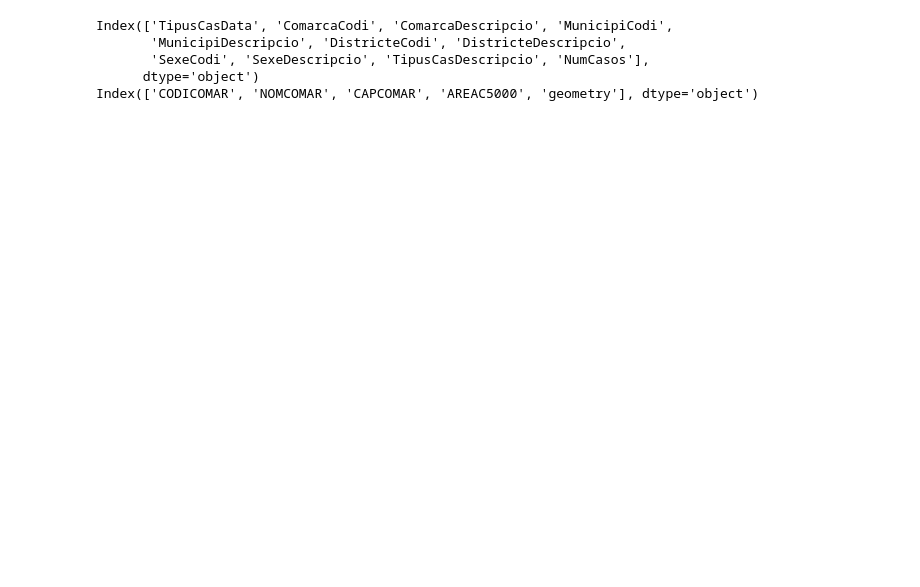
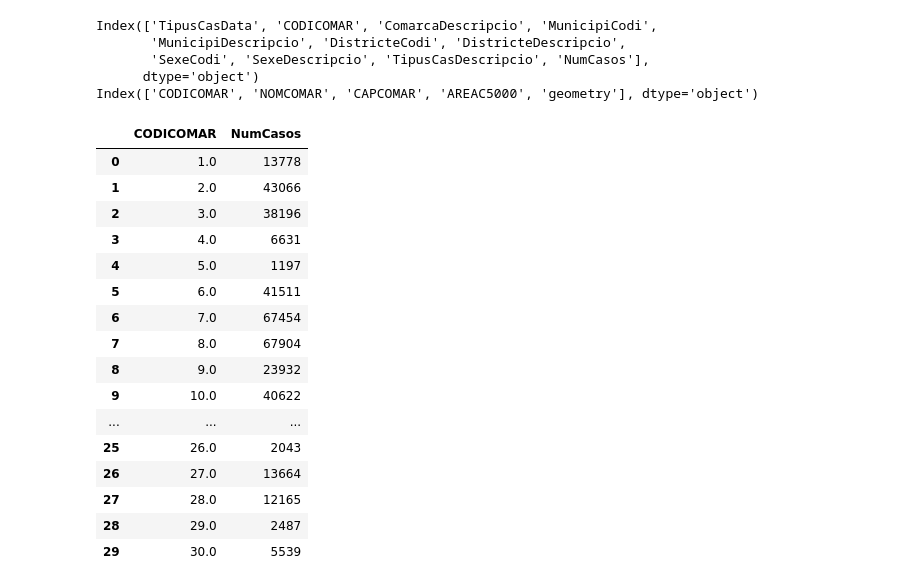
Before and after one commit to GerardArgany/AVBD_Medical_Receipts, a Jupyter notebook: analysis/covid_map.ipynb, the cells around one changed output. Saved outputs shown, nothing was run; the diff lists cells and outputs as text; code cells hidden in the pictures; blank space fills up the shorter version.

Commit message:
Covid map

```diff
--- a/analysis/covid_map.ipynb
+++ b/analysis/covid_map.ipynb
@@ -1,35 +1,46 @@
 # %%
 import pandas as pd
 import geopandas as gpd
+import matplotlib.pyplot as plt
 #We read the files
 
+# covidmap=gpd.read_file("../data/comarques_1M/divisions-administratives-v2r1-comarques-1000000-20250730.shp")
 covidmap=gpd.read_file("../data/comarques_5K/divisions-administratives-v2r1-comarques-5000-20250730.shp")
 covid=pd.read_csv("../data/covid.csv")
-
-print(covid.columns)
-print(covidmap.columns)
-
-covid=covid.rename(columns={"ComarcaCodi": "CODICOMAR"})
-covid.head()
-covidmap.head()
-covid=covid.dropna(subset=['CODICOMAR'])
-covid['CODICOMAR']=covid['CODICOMAR'].astype(float).astype(int).astype(str)
-covid['CODICOMAR']=covid['CODICOMAR'].str.zfill(2)
-covidmap['CODICOMAR']=covidmap['CODICOMAR'].astype(str).str.zfill(2)
-covidmap_covid=covidmap.merge(covid, on="CODICOMAR", how="left")
-ax=covidmap_covid.plot(
- column="NumCasos",
- cmap="Reds",
- legend=True,
- edgecolor="black",
- figsize=(12,10)
-)
-ax.set_title("Covid cases in each Comarca", fontsize=16)
-ax.set_axis_off()
-plt.show()
-# %% [output]
-Index(['TipusCasData', 'ComarcaCodi', 'ComarcaDescripcio', 'MunicipiCodi',
-       'MunicipiDescripcio', 'DistricteCodi', 'DistricteDescripcio',
-       'SexeCodi', 'SexeDescripcio', 'TipusCasDescripcio', 'NumCasos'],
-      dtype='object')
-Index(['CODICOMAR', 'NOMCOMAR', 'CAPCOMAR', 'AREAC5000', 'geometry'], dtype='object')
+# %%
+# Simplify geometry (reduce points)
+# covidmap["geometry"] = covidmap["geometry"].simplify(tolerance=500, preserve_topology=True)
+
+
+
+covid=covid.rename(columns={"ComarcaCodi": "CODICOMAR"})
+
+print(covid.columns)
+print(covidmap.columns)
+
+
+covid_comarca = covid[["CODICOMAR", "NumCasos"]].groupby("CODICOMAR")["NumCasos"].sum().reset_index()
+covid_comarca.head(30)
+# %% [output]
+Index(['TipusCasData', 'CODICOMAR', 'ComarcaDescripcio', 'MunicipiCodi',
+       'MunicipiDescripcio', 'DistricteCodi', 'DistricteDescripcio',
+       'SexeCodi', 'SexeDescripcio', 'TipusCasDescripcio', 'NumCasos'],
+      dtype='object')
+Index(['CODICOMAR', 'NOMCOMAR', 'CAPCOMAR', 'AREAC5000', 'geometry'], dtype='object')
+|  | CODICOMAR | NumCasos |
+| 0 | 1.0 | 13778 |
+| 1 | 2.0 | 43066 |
+| 2 | 3.0 | 38196 |
+| 3 | 4.0 | 6631 |
+| 4 | 5.0 | 1197 |
+| 5 | 6.0 | 41511 |
+| 6 | 7.0 | 67454 |
+| 7 | 8.0 | 67904 |
+| 8 | 9.0 | 23932 |
+| 9 | 10.0 | 40622 |
+| ... | ... | ... |
+| 25 | 26.0 | 2043 |
+| 26 | 27.0 | 13664 |
+| 27 | 28.0 | 12165 |
+| 28 | 29.0 | 2487 |
+| 29 | 30.0 | 5539 |
```
Also changed, not shown: parts of 2 cells of this notebook.
